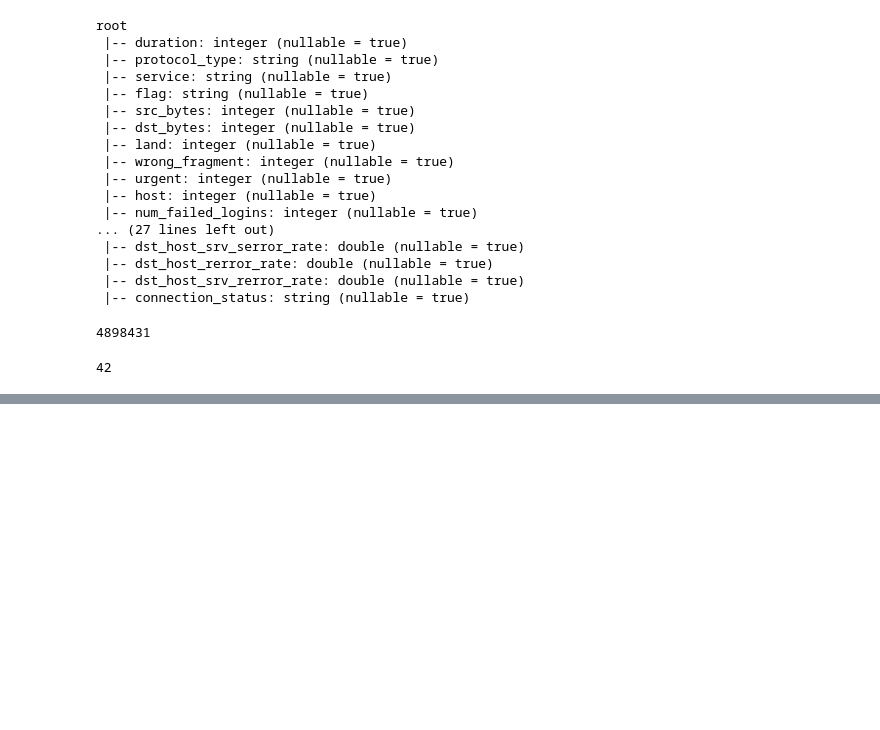
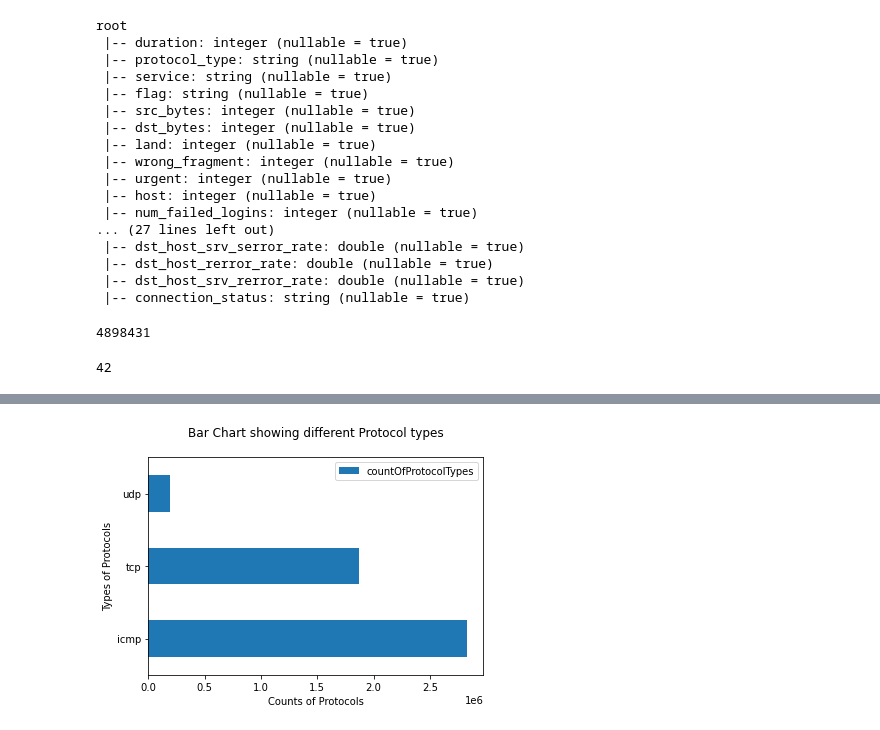
Before and after one commit to A-Nuru/KDDCupSparkSQL, a Jupyter notebook: KDDCupSparkSQL.ipynb, the cells around one changed output, grey strips where cells are left out. Drawn from its saved outputs; the diff is of its cells as text; code cells hidden in the pictures; blank space fills up the shorter version.

```diff
--- a/KDDCupSparkSQL.ipynb
+++ b/KDDCupSparkSQL.ipynb
@@ -134,0 +216,7 @@ df2.createOrReplaceTempView('KDDView')
+# %%
+pandasDF.sort_values(by='countOfProtocolTypes',ascending=False).plot(x ='protocol_type', y='countOfProtocolTypes', kind = 'barh')
+plt.title('Bar Chart showing different Protocol types\n')
+plt.ylabel('Types of Protocols')
+plt.xlabel('Counts of Protocols');
+# %% [output]
+[figure, added]
```
Also changed, not shown: parts of 25 cells of this notebook.
